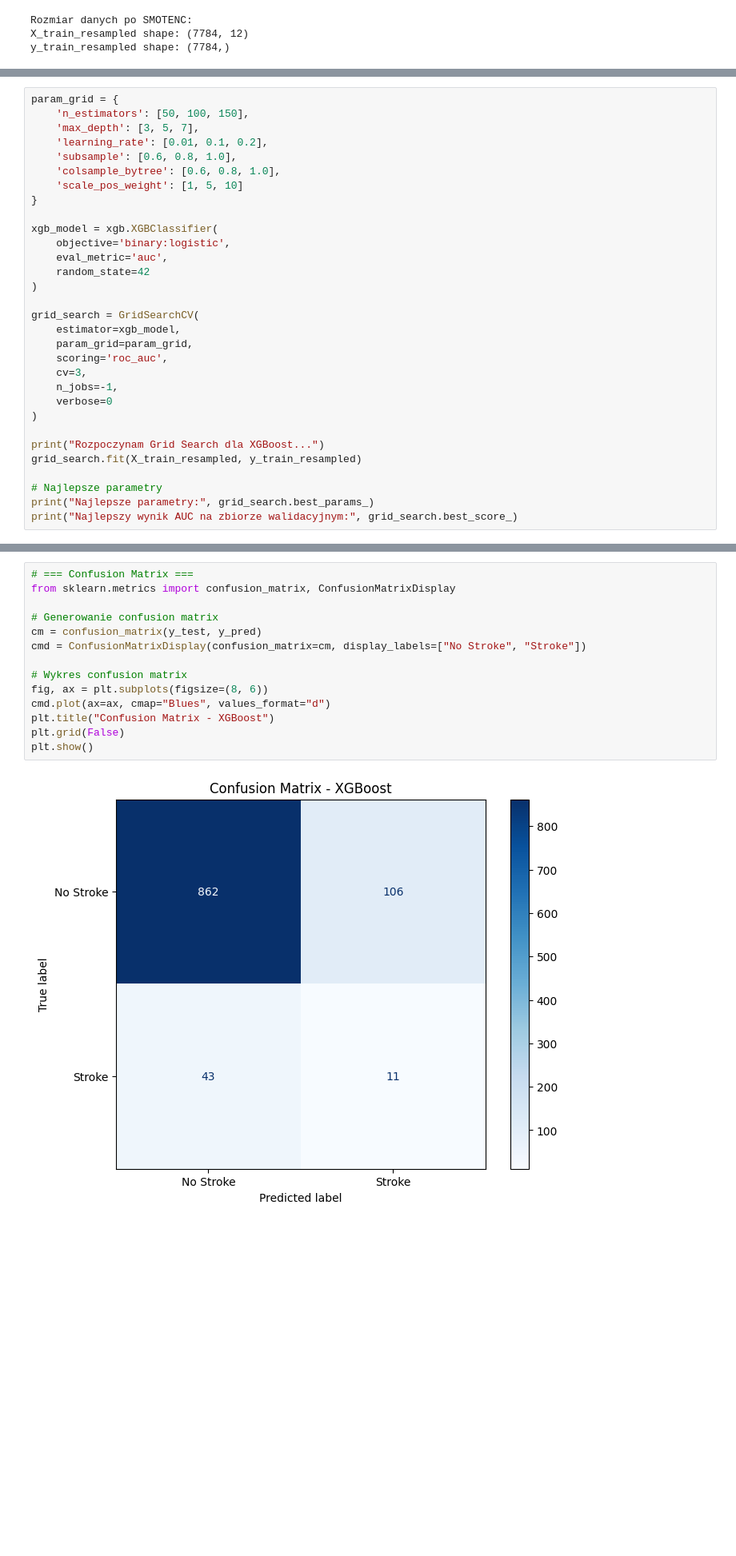
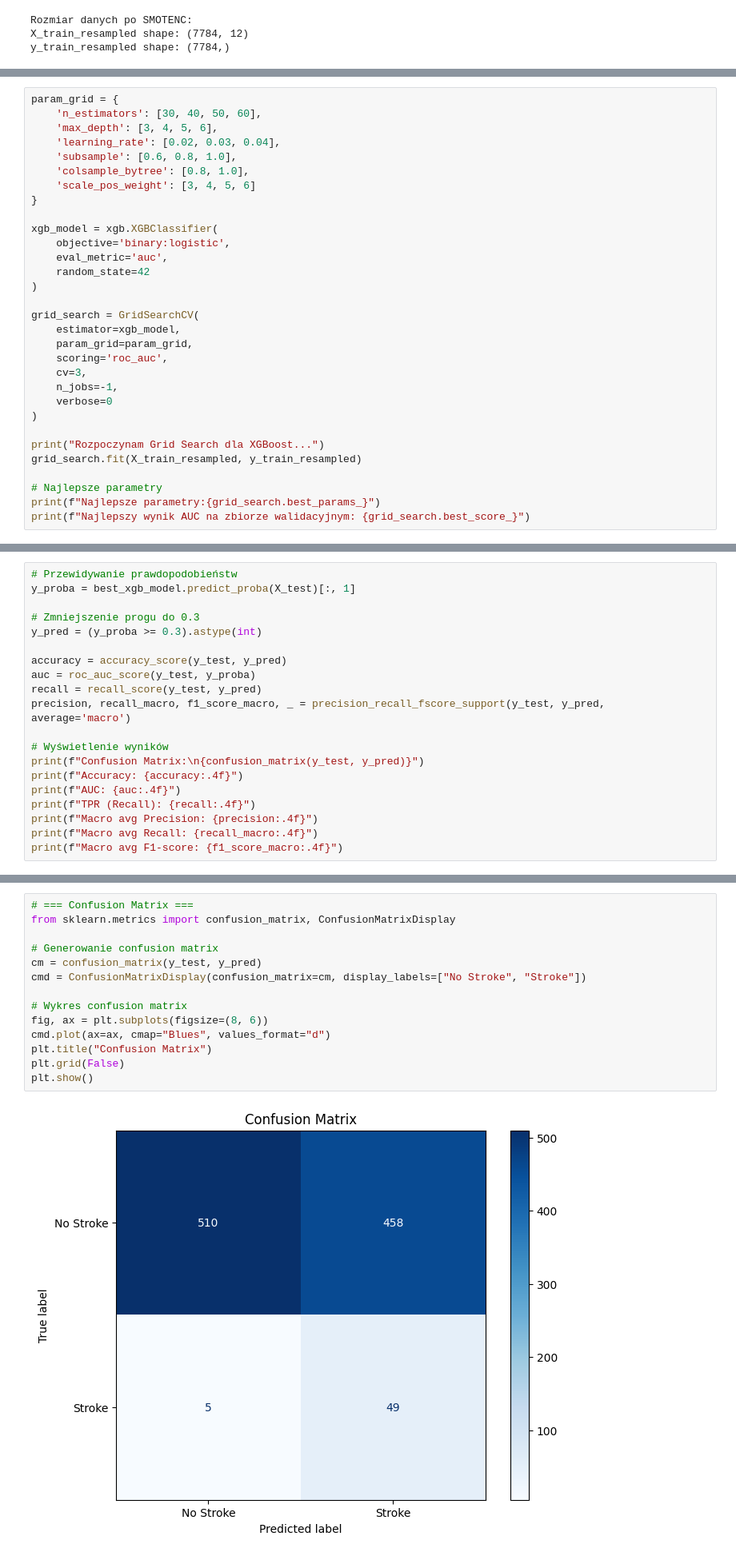
Before and after one commit to AntekBall/DataMiningProjekt, a Jupyter notebook: XGBoost.ipynb, the cells around one changed output, grey strips where cells are left out. Shown: that part at 80% size. Drawn from its saved outputs; the diff is of its cells as text; blank space fills up the shorter version.

Commit message:
Add complete XGBoost

```diff
--- a/XGBoost.ipynb
+++ b/XGBoost.ipynb
@@ -54,11 +54,11 @@ y_train_resampled shape: (7784,)
 # %%
 param_grid = {
-    'n_estimators': [50, 100, 150],
-    'max_depth': [3, 5, 7],
-    'learning_rate': [0.01, 0.1, 0.2],
+    'n_estimators': [30, 40, 50, 60],
+    'max_depth': [3, 4, 5, 6],
+    'learning_rate': [0.02, 0.03, 0.04],
     'subsample': [0.6, 0.8, 1.0],
-    'colsample_bytree': [0.6, 0.8, 1.0],
-    'scale_pos_weight': [1, 5, 10]
+    'colsample_bytree': [0.8, 1.0],
+    'scale_pos_weight': [3, 4, 5, 6]
 }
 
 xgb_model = xgb.XGBClassifier(
@@ -80,7 +80,7 @@ print("Rozpoczynam Grid Search dla XGBoost...")
 grid_search.fit(X_train_resampled, y_train_resampled)
 
 # Najlepsze parametry
-print("Najlepsze parametry:", grid_search.best_params_)
-print("Najlepszy wynik AUC na zbiorze walidacyjnym:", grid_search.best_score_)
+print(f"Najlepsze parametry:{grid_search.best_params_}")
+print(f"Najlepszy wynik AUC na zbiorze walidacyjnym: {grid_search.best_score_}")
 # %% [output]
 Rozpoczynam Grid Search dla XGBoost...
@@ -145,0 +165,20 @@ Macro avg F1-score: 0.5246
+# %%
+# Przewidywanie prawdopodobieństw
+y_proba = best_xgb_model.predict_proba(X_test)[:, 1]
+
+# Zmniejszenie progu do 0.3
+y_pred = (y_proba >= 0.3).astype(int)
+
+accuracy = accuracy_score(y_test, y_pred)
+auc = roc_auc_score(y_test, y_proba)
+recall = recall_score(y_test, y_pred)
+precision, recall_macro, f1_score_macro, _ = precision_recall_fscore_support(y_test, y_pred, average='macro')
+
+# Wyświetlenie wyników
+print(f"Confusion Matrix:\n{confusion_matrix(y_test, y_pred)}")
+print(f"Accuracy: {accuracy:.4f}")
+print(f"AUC: {auc:.4f}")
+print(f"TPR (Recall): {recall:.4f}")
+print(f"Macro avg Precision: {precision:.4f}")
+print(f"Macro avg Recall: {recall_macro:.4f}")
+print(f"Macro avg F1-score: {f1_score_macro:.4f}")
@@ -163,16 +217,16 @@ plt.show()
 # %%
 # === Confusion Matrix ===
 from sklearn.metrics import confusion_matrix, ConfusionMatrixDisplay
 
 # Generowanie confusion matrix
 cm = confusion_matrix(y_test, y_pred)
 cmd = ConfusionMatrixDisplay(confusion_matrix=cm, display_labels=["No Stroke", "Stroke"])
 
 # Wykres confusion matrix
 fig, ax = plt.subplots(figsize=(8, 6))
 cmd.plot(ax=ax, cmap="Blues", values_format="d")
-plt.title("Confusion Matrix - XGBoost")
+plt.title("Confusion Matrix")
 plt.grid(False)
 plt.show()
 # %% [output]
-[figure, old version]
+[figure, new version]
```
Also changed, not shown: parts of 15 cells of this notebook.
